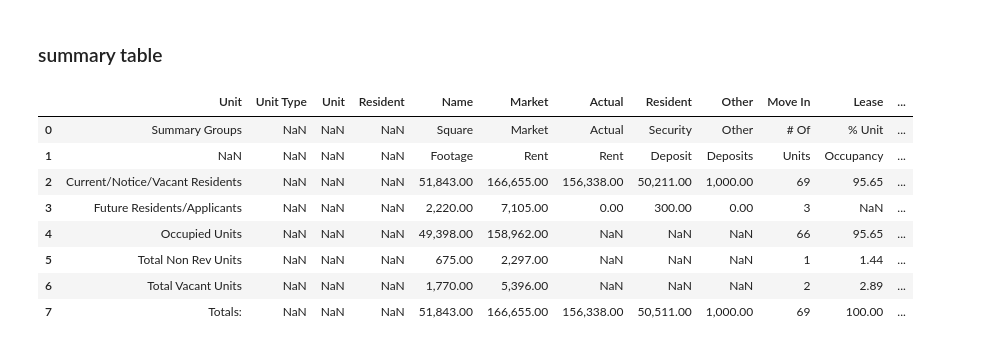
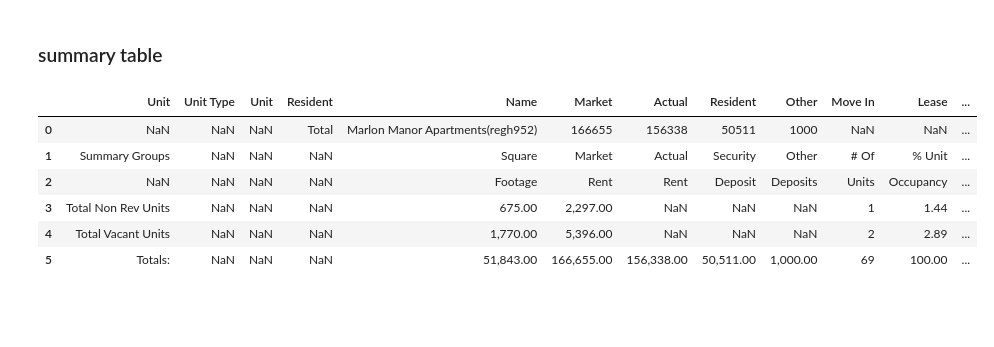
Before and after one commit to harikeerthan24/Lenguard, a Jupyter notebook: main.ipynb, the cells around one changed output. Saved outputs shown, nothing was run; the diff lists cells and outputs as text; code cells hidden in the pictures; blank space fills up the shorter version.

```diff
--- a/main.ipynb
+++ b/main.ipynb
@@ -764,7 +353,7 @@ Header row index: 3
 ### extract the metadata
 # %%
 # Extract metadata
-metadata = raw_data.iloc[:header_row_idx].copy()
+metadata = raw_data.iloc[:rent_roll_header_row_idx].copy()
 metadata = metadata.dropna(how='all').reset_index(drop=True)
 
 metadata_dict = {}
@@ -782,9 +371,16 @@ metadata_dict
 ### get the rent roll main data and also the total data
 # %%
 # Process rent roll data
-data = raw_data.iloc[header_row_idx:].reset_index(drop=True)
+# Extract data starting from header row and reset index
+data = raw_data.iloc[rent_roll_header_row_idx:].reset_index(drop=True)
+
+# Set column names using the header row
 data.columns = data.iloc[0]
+
+# Get data excluding header row and reset index
 rent_roll_data = data.iloc[1:].reset_index(drop=True)
+
+# Remove any rows that are completely empty and reset index
 rent_roll_data = rent_roll_data.dropna(how='all').reset_index(drop=True)
 
 
@@ -795,13 +391,12 @@ total_mask = rent_roll_data.astype(str).apply(
 )
 
 total_row_index = rent_roll_data[total_mask].index[0] if any(total_mask) else None
-# print("\nTotal-Row Index found:", total_row_index)
+print("\nTotal-Row Index found:", total_row_index)
 
 # if total_row_index is not None:
 total_row_data = rent_roll_data.iloc[total_row_index]
+display(total_row_data) # total row data
 
-# print("\nTotal Row Data:")
-# #    print(total_row_data)
 
 # total_row_data
 # Get rent roll data up to total row
@@ -813,18 +408,5 @@ else:
 # Clean up any remaining all-NA rows
 rent_roll_main = rent_roll_main.dropna(how='all').reset_index(drop=True)
 
-# print("\nRent Roll Main Data Shape:", rent_roll_main.shape)
-# rent_roll_main.tail()
-
-# display the total row data
-"""
-Total Row Data:
-"""
-display(pd.DataFrame(total_row_data).T)
-
-
-"""
-rent roll main data
-"""
-rent_roll_main.tail()
+rent_roll_main # rent roll main data without total row
 # %% [output]
@@ -861,37 +468,34 @@ Summary-Row Index found: 76
 # %%
 # Separate summary rows
 summary_keywords = ['total', 'summary', 'occupancy', 'balance', '%', 'totals:']
 summary_mask = rent_roll_data.astype(str).apply(
     lambda row: any(keyword.lower() in ' '.join(row.values).lower() for keyword in summary_keywords),
     axis=1
 )
 
 summary_data = rent_roll_data[summary_mask].reset_index(drop=True)
 regular_data = rent_roll_data[~summary_mask].reset_index(drop=True)
 
 summary_only = rent_roll_data[rent_roll_data.astype(str).apply(
     lambda row: 'summary' in ' '.join(row.values).lower(),
     axis=1
 )].reset_index(drop=True)
 
 # Get the summary row index
 summary_start_idx = rent_roll_data.astype(str).apply(
     lambda row: 'summary' in ' '.join(row.values).lower(),
     axis=1
 ).idxmax()
 
 # Extract all rows from summary onwards
 summary_section = rent_roll_data.iloc[summary_start_idx:].reset_index(drop=True)
 
-# Display the summary section
-display(summary_section)
+summary_data
 # %% [output]
 |  | Unit | Unit Type | Unit | Resident | Name | Market | Actual | Resident | Other | Move In | Lease | ... |
-| 0 | Summary Groups | NaN | NaN | NaN | Square | Market | Actual | Security | Other | # Of | % Unit | ... |
-| 1 | NaN | NaN | NaN | NaN | Footage | Rent | Rent | Deposit | Deposits | Units | Occupancy | ... |
-| 2 | Current/Notice/Vacant Residents | NaN | NaN | NaN | 51,843.00 | 166,655.00 | 156,338.00 | 50,211.00 | 1,000.00 | 69 | 95.65 | ... |
-| 3 | Future Residents/Applicants | NaN | NaN | NaN | 2,220.00 | 7,105.00 | 0.00 | 300.00 | 0.00 | 3 | NaN | ... |
-| 4 | Occupied Units | NaN | NaN | NaN | 49,398.00 | 158,962.00 | NaN | NaN | NaN | 66 | 95.65 | ... |
-| 5 | Total Non Rev Units | NaN | NaN | NaN | 675.00 | 2,297.00 | NaN | NaN | NaN | 1 | 1.44 | ... |
-| 6 | Total Vacant Units | NaN | NaN | NaN | 1,770.00 | 5,396.00 | NaN | NaN | NaN | 2 | 2.89 | ... |
-| 7 | Totals: | NaN | NaN | NaN | 51,843.00 | 166,655.00 | 156,338.00 | 50,511.00 | 1,000.00 | 69 | 100.00 | ... |
+| 0 | NaN | NaN | NaN | Total | Marlon Manor Apartments(regh952) | 166655 | 156338 | 50511 | 1000 | NaN | NaN | ... |
+| 1 | Summary Groups | NaN | NaN | NaN | Square | Market | Actual | Security | Other | # Of | % Unit | ... |
+| 2 | NaN | NaN | NaN | NaN | Footage | Rent | Rent | Deposit | Deposits | Units | Occupancy | ... |
+| 3 | Total Non Rev Units | NaN | NaN | NaN | 675.00 | 2,297.00 | NaN | NaN | NaN | 1 | 1.44 | ... |
+| 4 | Total Vacant Units | NaN | NaN | NaN | 1,770.00 | 5,396.00 | NaN | NaN | NaN | 2 | 2.89 | ... |
+| 5 | Totals: | NaN | NaN | NaN | 51,843.00 | 166,655.00 | 156,338.00 | 50,511.00 | 1,000.00 | 69 | 100.00 | ... |
```
Also changed, not shown: parts of 16 cells of this notebook.
